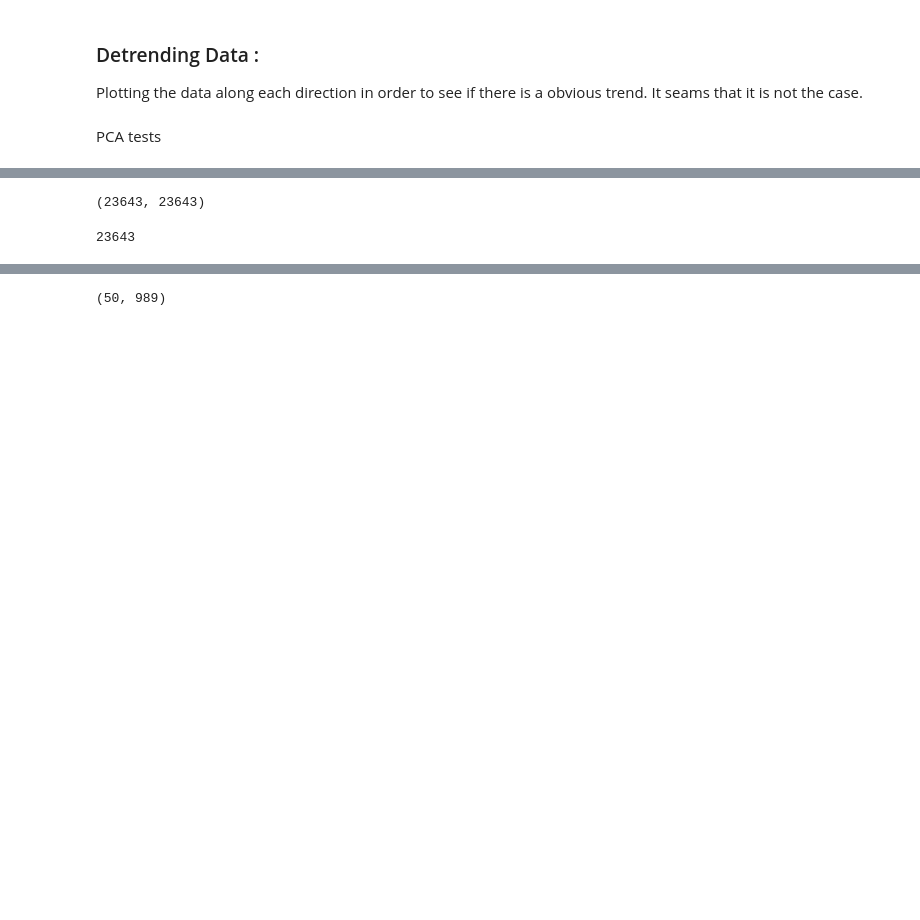
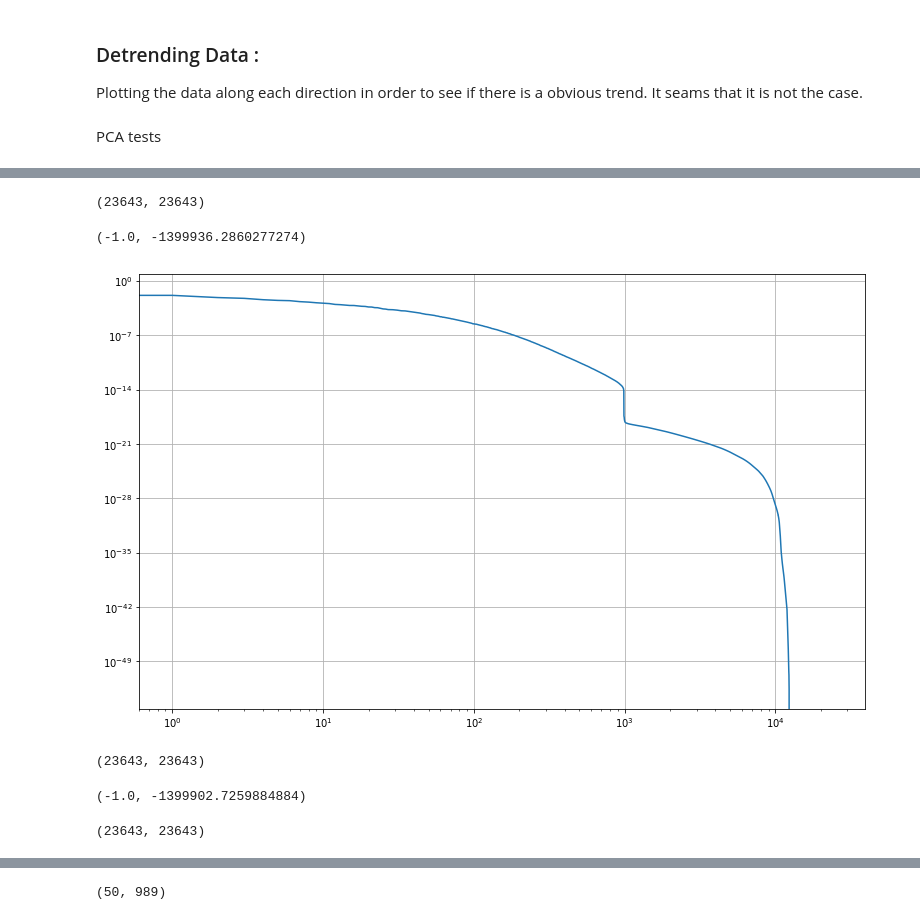
Before and after one commit to adrianlwn/MScProject_OptSensors_GP, a Jupyter notebook: Sensor Optimisation PCA.ipynb, the cells around one changed output, grey strips where cells are left out. Saved outputs shown, nothing was run; the diff lists cells and outputs as text; code cells hidden in the pictures; blank space fills up the shorter version.

Commit message:
Visulalitation of various Covariance Regularizer

```diff
--- a/Sensor Optimisation PCA.ipynb
+++ b/Sensor Optimisation PCA.ipynb
@@ -95,8 +101,33 @@ PCA(copy=True, iterated_power='auto', n_components=50, random_state=None,
 # %%
-model.get_covariance().shape
+model.covariance_.shape
-# %% [output]
-(23643, 23643)
-# %%
-Z[S,:].shape[0]
-# %% [output]
-23643
+# %%
+cov_emp = empirical_covariance(Z[S,:].T)
+cov_emp.shape
+# %% [output]
+(23643, 23643)
+# %%
+print(np.linalg.slogdet(cov_emp))
+# %% [output]
+(-1.0, -1399936.2860277274)
+# %%
+eig_emp = np.linalg.eigvalsh(cov_emp)
+# %%
+plt.figure(figsize=(13,8))
+plt.loglog(eig_emp[::-1])
+plt.grid()
+# %% [output]
+[figure, added]
+# %%
+cov_np = np.cov(Z[S,:])
+cov_np.shape
+# %% [output]
+(23643, 23643)
+# %%
+print(np.linalg.slogdet(cov_np))
+# %% [output]
+(-1.0, -1399902.7259884884)
+# %%
+cov_oas = oas(Z[S,:].T)
+cov_oas[0].shape
+# %% [output]
+(23643, 23643)
```
Also changed, not shown: parts of 43 cells of this notebook.
